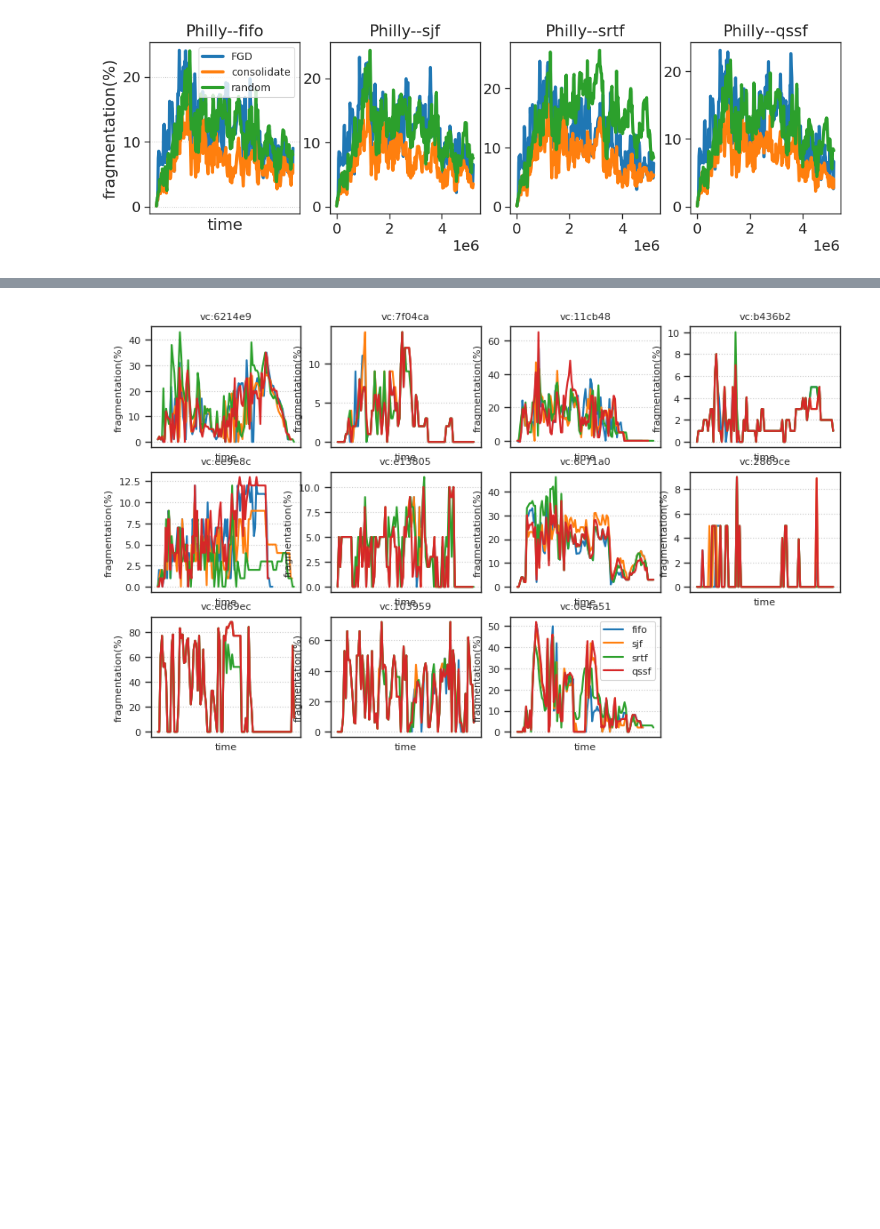
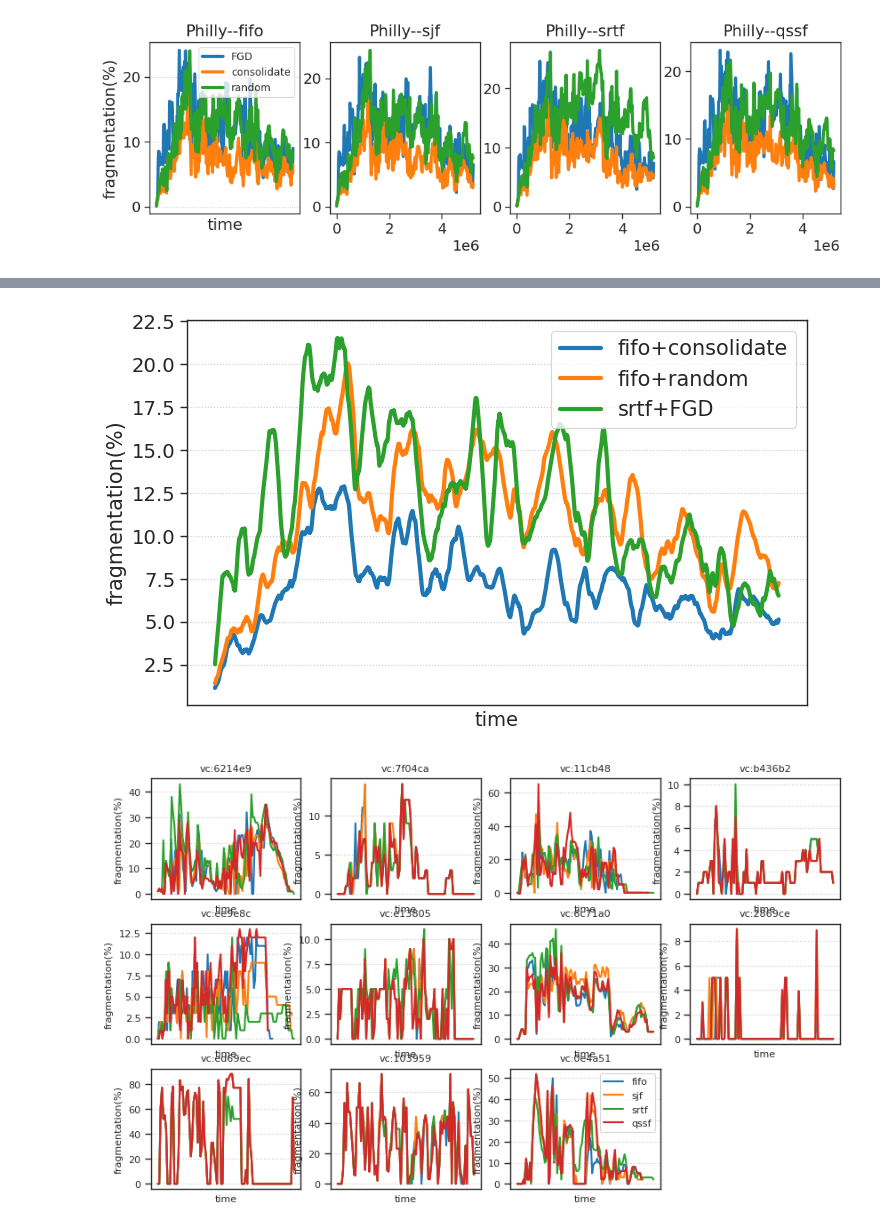
Before and after one commit to CUG-nhf/simulator, a Jupyter notebook: plot/result_plot.ipynb, the cells around one changed output, grey strips where cells are left out. Drawn from its saved outputs; the diff is of its cells as text; code cells hidden in the pictures; blank space fills up the shorter version.

```diff
--- a/plot/result_plot.ipynb
+++ b/plot/result_plot.ipynb
@@ -105,3 +100,42 @@ else:
+# %%
+from scipy.interpolate import make_interp_spline
+
+save = True
+plt.figure(figsize=(8,5))
+cnt = 100
+window_size = 60*24
+
+df = pd.read_csv(os.path.join(log_dir,f"{experiment_name}_consolidate/all/fifo_consolidate_all_seq.csv"))
+x = df['time']
+y = df['fragmentation_ration']*100
+y_smooth = y.rolling(window=window_size).mean()
+plt.plot(x, y_smooth, label="fifo+consolidate")
+
+df = pd.read_csv(os.path.join(log_dir,f"{experiment_name}_random/all/fifo_random_all_seq.csv"))
+x = df['time']
+y = df['fragmentation_ration']*100
+y_smooth = y.rolling(window=window_size).mean()
+plt.plot(x, y_smooth, label="fifo+random")
+
+df = pd.read_csv(os.path.join(log_dir,f"{experiment_name}_FGD/all/srtf_FGD_all_seq.csv"))
+x = df['time']
+y = df['fragmentation_ration']*100
+y_smooth = y.rolling(window=window_size).mean()
+plt.plot(x, y_smooth, label="srtf+FGD")
+
+
+plt.xlabel('time', fontsize=14)
+plt.xticks([])
+plt.ylabel('fragmentation(%)', fontsize=15)
+plt.legend(loc='best', fontsize=15)
+plt.grid(linestyle=':')
+
+if save:
+	plt.savefig(os.path.join(log_dir,f"figures/all.pdf"), bbox_inches="tight", dpi=600)
+else:
+	plt.show()
+# %% [output]
+[figure, added]
 # %%
 from scipy.interpolate import make_interp_spline
 
```
Also changed, not shown: parts of 2 cells of this notebook, 4 other files.
